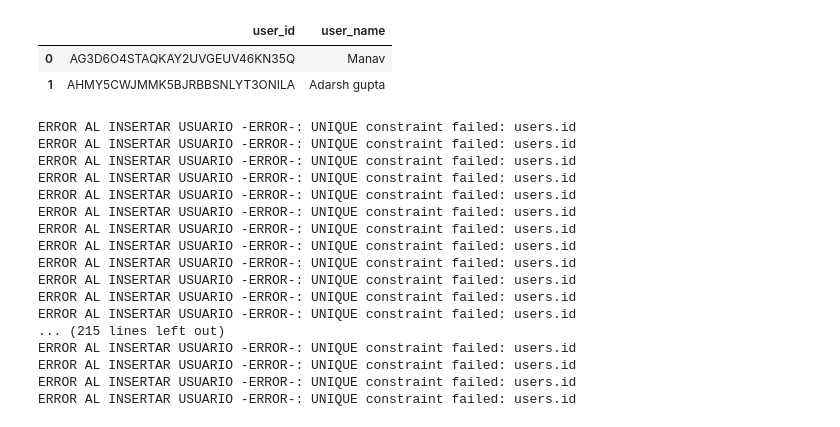
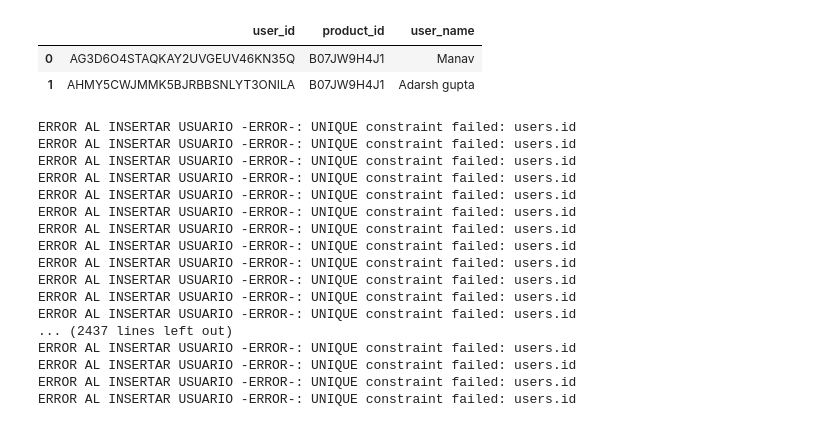
Before and after one commit to marcoeferro/eda_online_retail_sales, a Jupyter notebook: loader.ipynb, the cells around one changed output. Saved outputs shown, nothing was run; the diff lists cells and outputs as text; code cells hidden in the pictures.

Commit message:
fix: load data following new format

```diff
--- a/loader.ipynb
+++ b/loader.ipynb
@@ -6,12 +6,12 @@ from db import create_table, insert_user, insert_product, insert_review
 # %%
 create_table()
 # %%
-users = pd.read_csv("./data/cleaned/user_table.csv", encoding='latin1')
+users = pd.read_csv("./data/cleaned/user_table_processed.csv", encoding='latin1')
 users.head(2)
 # %% [output]
-|  | user_id | user_name |
-| 0 | AG3D6O4STAQKAY2UVGEUV46KN35Q | Manav |
-| 1 | AHMY5CWJMMK5BJRBBSNLYT3ONILA | Adarsh gupta |
+|  | user_id | product_id | user_name |
+| 0 | AG3D6O4STAQKAY2UVGEUV46KN35Q | B07JW9H4J1 | Manav |
+| 1 | AHMY5CWJMMK5BJRBBSNLYT3ONILA | B07JW9H4J1 | Adarsh gupta |
 # %%
 for index,row in users.iterrows():
     id1 = row["user_id"]
@@ -30,7 +30,7 @@ ERROR AL INSERTAR USUARIO -ERROR-: UNIQUE constraint failed: users.id
 ERROR AL INSERTAR USUARIO -ERROR-: UNIQUE constraint failed: users.id
 ERROR AL INSERTAR USUARIO -ERROR-: UNIQUE constraint failed: users.id
 ERROR AL INSERTAR USUARIO -ERROR-: UNIQUE constraint failed: users.id
-... (215 lines left out)
+... (2437 lines left out)
 ERROR AL INSERTAR USUARIO -ERROR-: UNIQUE constraint failed: users.id
 ERROR AL INSERTAR USUARIO -ERROR-: UNIQUE constraint failed: users.id
 ERROR AL INSERTAR USUARIO -ERROR-: UNIQUE constraint failed: users.id
```
Also changed, not shown: parts of 4 cells of this notebook.
